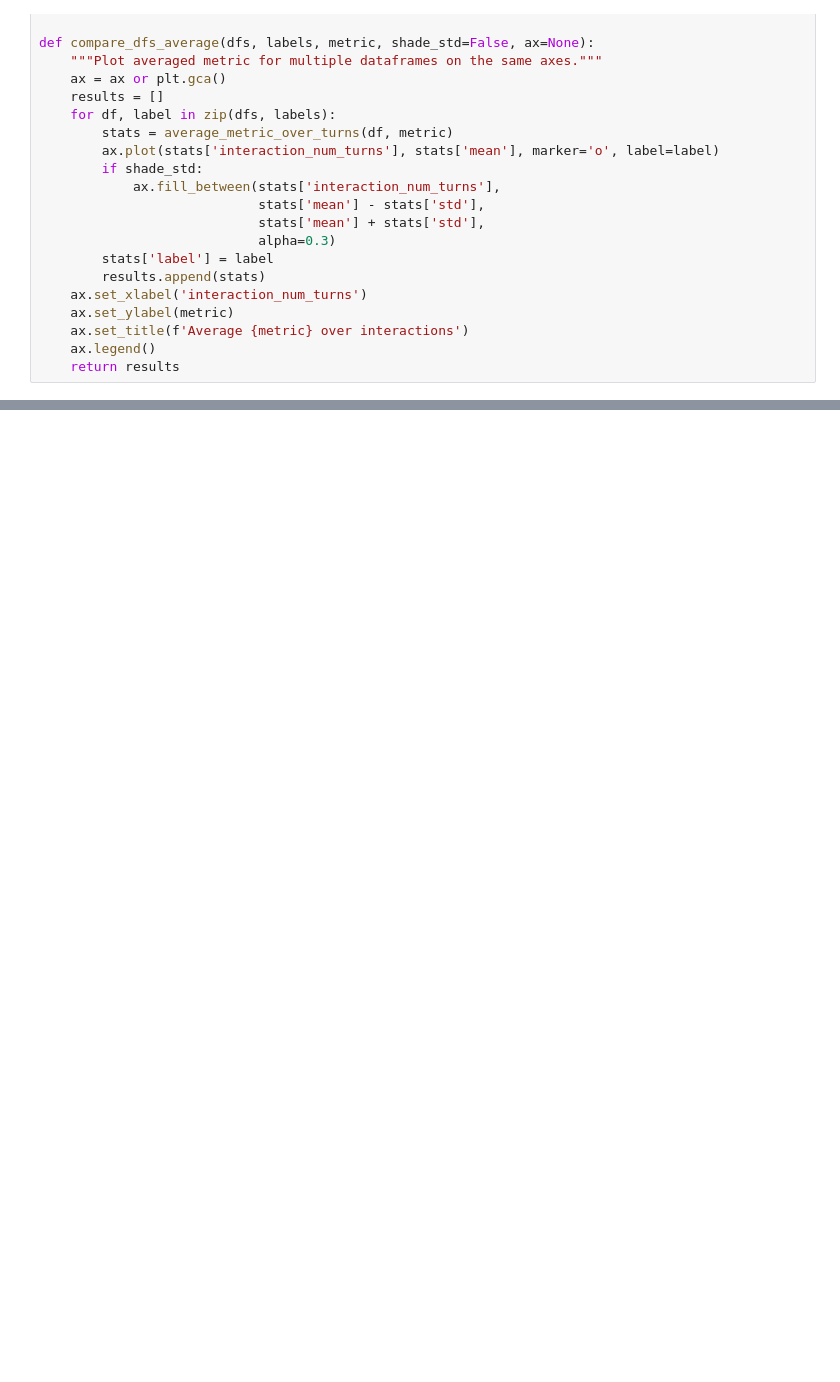
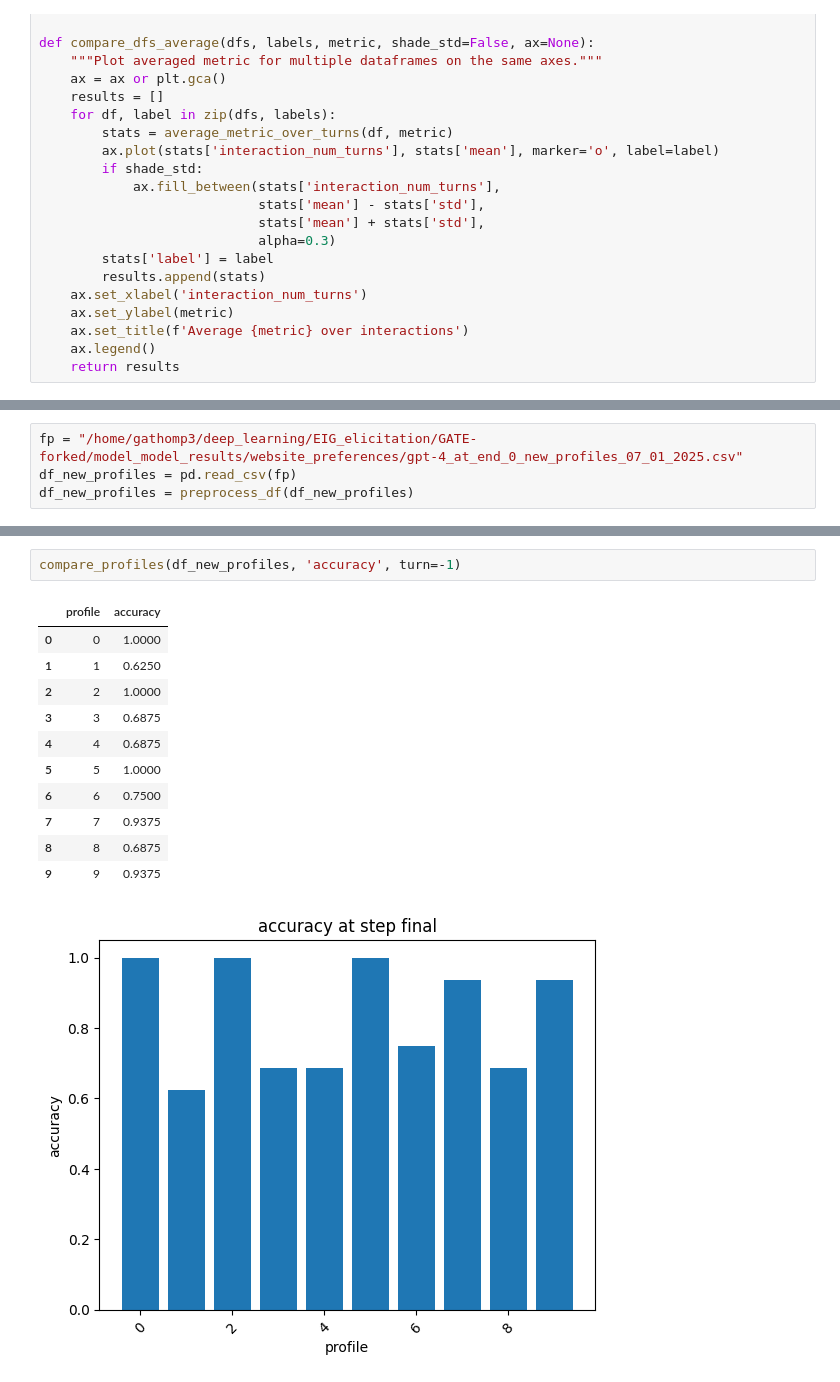
Before and after one commit to Gabe-Thomp/GATE-forked, a Jupyter notebook: testing_notebooks/view_data.ipynb, the cells around one changed output, grey strips where cells are left out. Drawn from its saved outputs; the diff is of its cells as text; blank space fills up the shorter version.

```diff
--- a/testing_notebooks/view_data.ipynb
+++ b/testing_notebooks/view_data.ipynb
@@ -143,0 +135,4 @@ plot = compare_dfs_average([df_1_candidate, df_5_candidate, df_10_candidate],
+# %%
+fp = "/home/gathomp3/deep_learning/EIG_elicitation/GATE-forked/model_model_results/website_preferences/gpt-4_at_end_0_new_profiles_07_01_2025.csv"
+df_new_profiles = pd.read_csv(fp)
+df_new_profiles = preprocess_df(df_new_profiles)
@@ -143,0 +148,15 @@ plot = compare_dfs_average([df_1_candidate, df_5_candidate, df_10_candidate],
+# %%
+compare_profiles(df_new_profiles, 'accuracy', turn=-1)
+# %% [output]
+|  | profile | accuracy |
+| 0 | 0 | 1.0000 |
+| 1 | 1 | 0.6250 |
+| 2 | 2 | 1.0000 |
+| 3 | 3 | 0.6875 |
+| 4 | 4 | 0.6875 |
+| 5 | 5 | 1.0000 |
+| 6 | 6 | 0.7500 |
+| 7 | 7 | 0.9375 |
+| 8 | 8 | 0.6875 |
+| 9 | 9 | 0.9375 |
+[figure, added]
```
Also changed, not shown: parts of 7 cells of this notebook, 34 other files.
